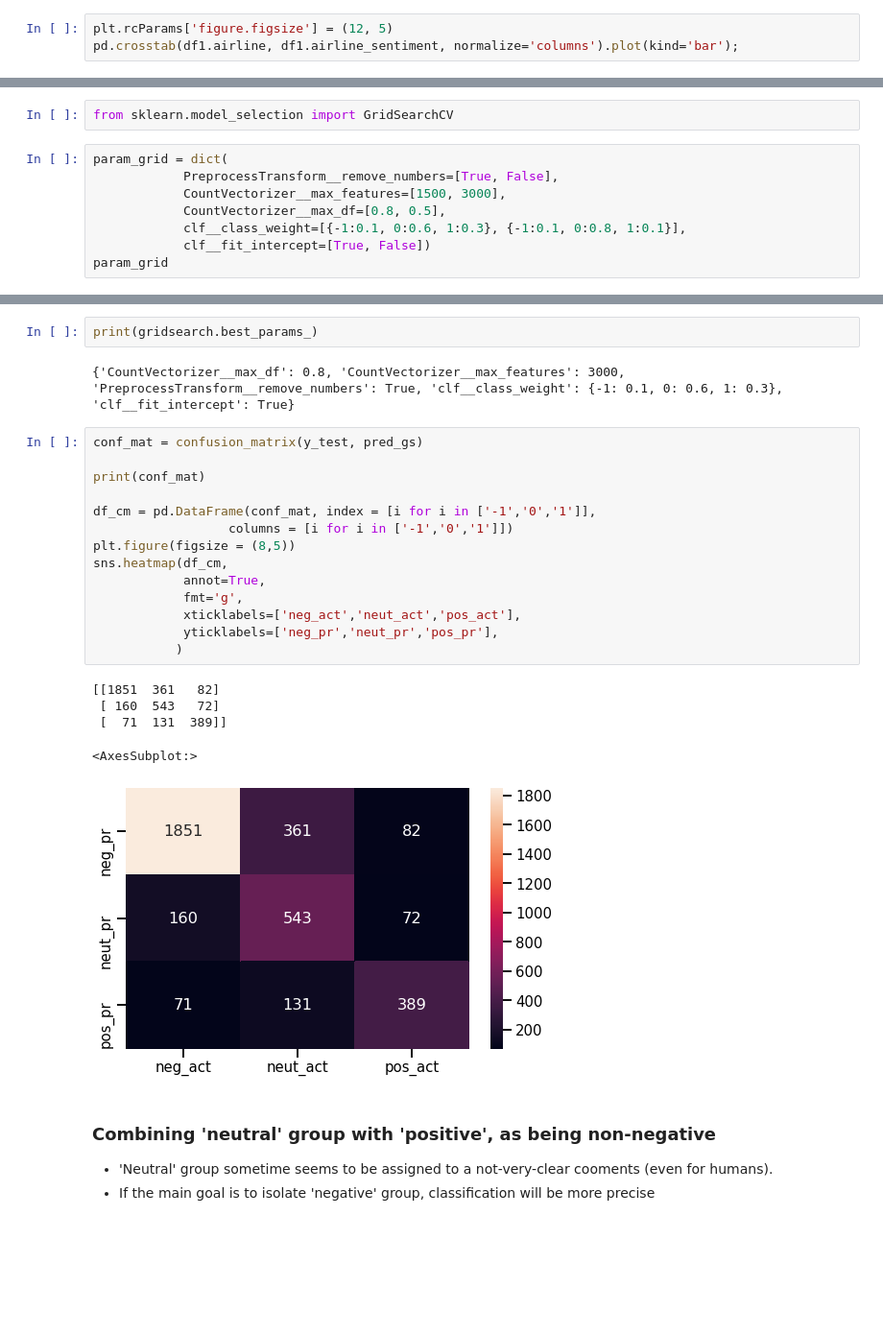
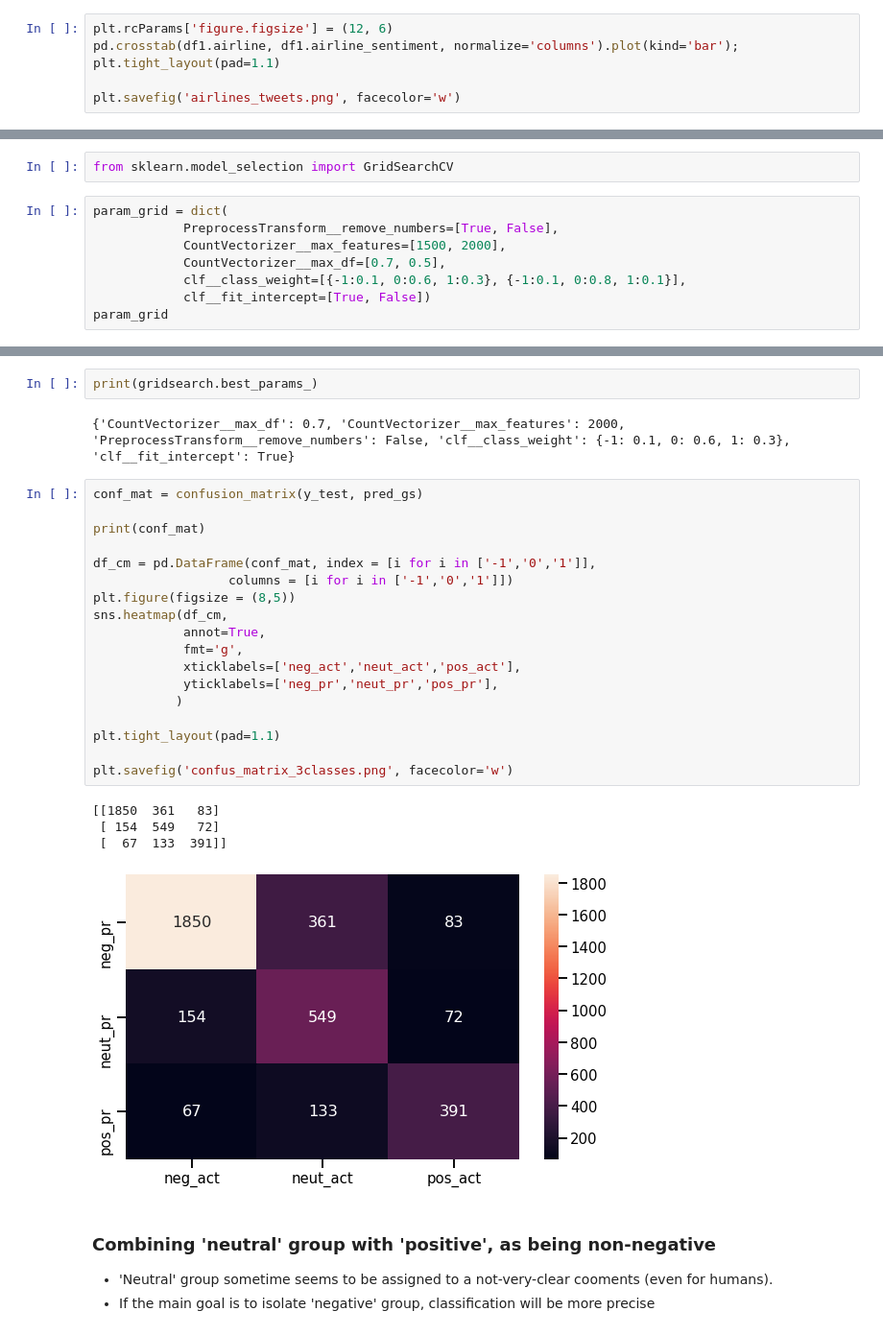
Before and after one commit to InnaG33/airlines_sentiments, a Jupyter notebook: airlines_sentiments_pipes.ipynb, the cells around one changed output, grey strips where cells are left out. Shown: that part at 96% size. Cells and saved outputs as stored; diff of their text form; blank space fills up the shorter version.

```diff
--- a/airlines_sentiments_pipes.ipynb
+++ b/airlines_sentiments_pipes.ipynb
@@ -154,6 +154,9 @@ sns.histplot(df1['airline_sentiment'], binwidth=0.3, stat='probability')
 <AxesSubplot:xlabel='airline_sentiment', ylabel='Probability'>
 [figure]
 # %%
-plt.rcParams['figure.figsize'] = (12, 5)
+plt.rcParams['figure.figsize'] = (12, 6)
 pd.crosstab(df1.airline, df1.airline_sentiment, normalize='columns').plot(kind='bar');
+plt.tight_layout(pad=1.1)
+
+plt.savefig('airlines_tweets.png', facecolor='w')
 # %% [output]
@@ -653,8 +655,8 @@ from sklearn.model_selection import GridSearchCV
 # %%
 param_grid = dict(
             PreprocessTransform__remove_numbers=[True, False],
-            CountVectorizer__max_features=[1500, 3000],
-            CountVectorizer__max_df=[0.8, 0.5],
+            CountVectorizer__max_features=[1500, 2000],
+            CountVectorizer__max_df=[0.7, 0.5],
             clf__class_weight=[{-1:0.1, 0:0.6, 1:0.3}, {-1:0.1, 0:0.8, 1:0.1}],
             clf__fit_intercept=[True, False])
 param_grid
@@ -727,27 +729,30 @@ weighted avg       0.78      0.76      0.77      3660
 # %%
 print(gridsearch.best_params_)
 # %% [output]
-{'CountVectorizer__max_df': 0.8, 'CountVectorizer__max_features': 3000, 'PreprocessTransform__remove_numbers': True, 'clf__class_weight': {-1: 0.1, 0: 0.6, 1: 0.3}, 'clf__fit_intercept': True}
+{'CountVectorizer__max_df': 0.7, 'CountVectorizer__max_features': 2000, 'PreprocessTransform__remove_numbers': False, 'clf__class_weight': {-1: 0.1, 0: 0.6, 1: 0.3}, 'clf__fit_intercept': True}
 # %%
 conf_mat = confusion_matrix(y_test, pred_gs)
 
 print(conf_mat)
 
 df_cm = pd.DataFrame(conf_mat, index = [i for i in ['-1','0','1']],
                   columns = [i for i in ['-1','0','1']])
 plt.figure(figsize = (8,5))
 sns.heatmap(df_cm,
             annot=True,
             fmt='g',
             xticklabels=['neg_act','neut_act','pos_act'],
             yticklabels=['neg_pr','neut_pr','pos_pr'],
            )
+
+plt.tight_layout(pad=1.1)
+
+plt.savefig('confus_matrix_3classes.png', facecolor='w')
 # %% [output]
-[[1851  361   82]
- [ 160  543   72]
- [  71  131  389]]
+[[1850  361   83]
+ [ 154  549   72]
+ [  67  133  391]]
-<AxesSubplot:>
-[figure, old version]
+[figure, new version]
 # %% [markdown]
 ### Combining 'neutral' group with 'positive', as being non-negative
  - 'Neutral' group sometime seems to be assigned to a not-very-clear cooments (even for humans).
```
Also changed, not shown: parts of 18 cells of this notebook, 7 other files.
